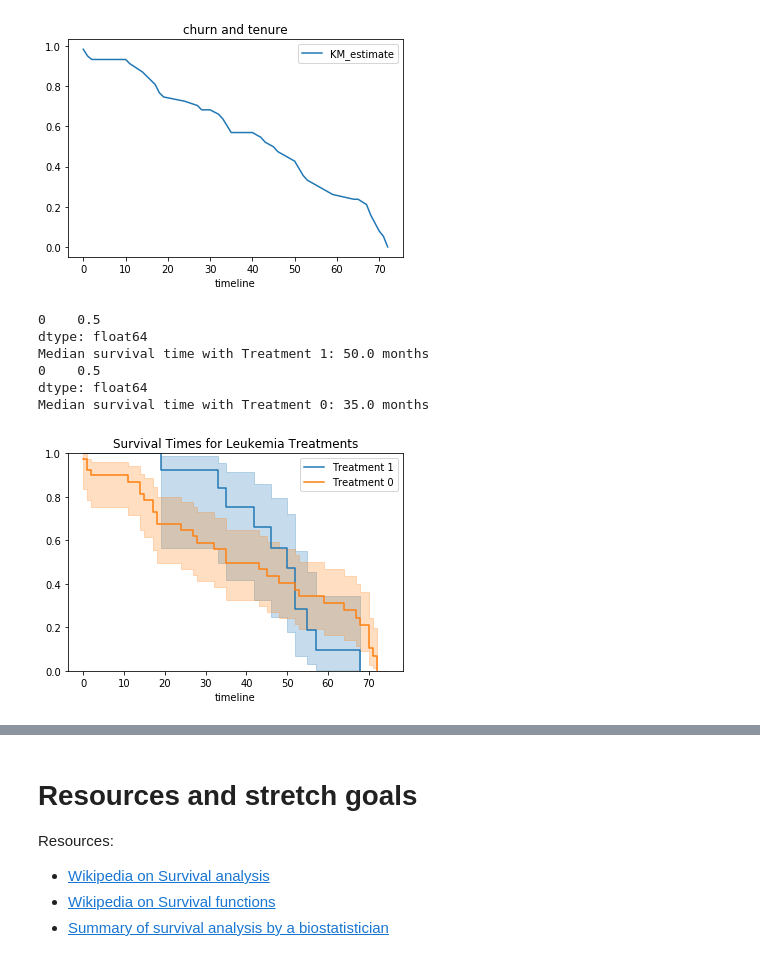
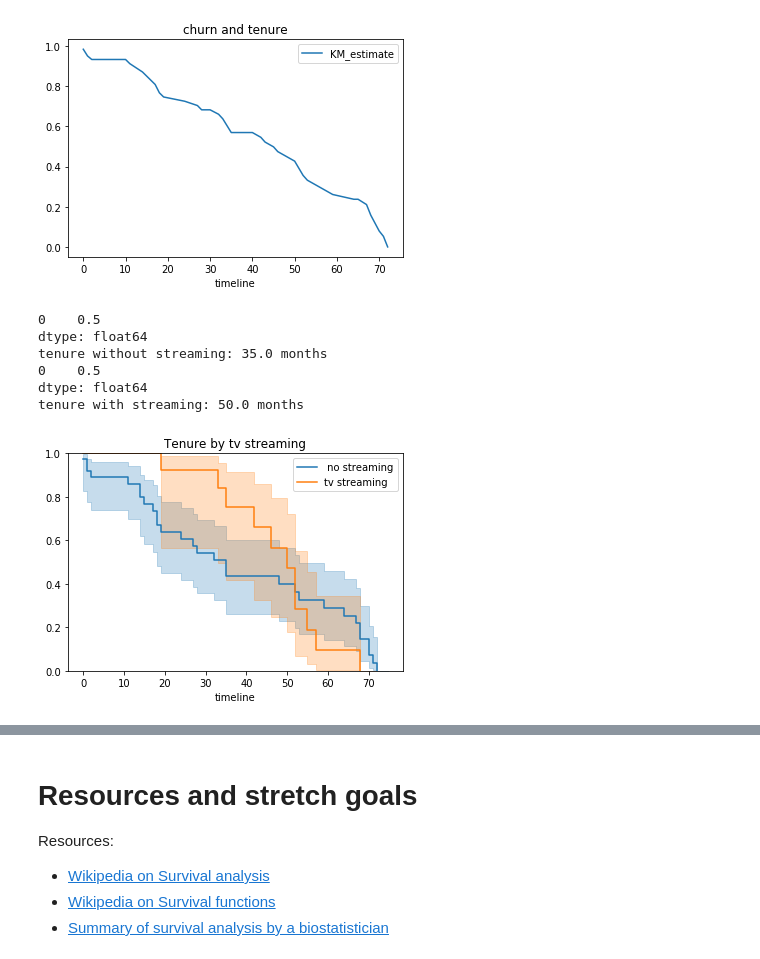
Before and after one commit to bloominstituteoftechnology/DS-Unit-2-Sprint-3-Advanced-Regression, a Jupyter notebook: Copy_of_LS_DS1_232_Survival_Analysis.ipynb, the cells around one changed output, grey strips where cells are left out. Cells and saved outputs as stored; diff of their text form; code cells hidden in the pictures.

```diff
--- a/Copy_of_LS_DS1_232_Survival_Analysis.ipynb
+++ b/Copy_of_LS_DS1_232_Survival_Analysis.ipynb
@@ -1094,22 +1094,24 @@ Median churn: 45.0 months of tenure
 # %%
 ax = plt.subplot(111)
 
-treatment = (samples["PaymentMethod"] == 1)
-kmf.fit(time[treatment], event_observed=event[treatment], label="Treatment 1")
+TV0 = (samples["StreamingTV"] == 0)
+TV1 = (samples["StreamingTV"] == 1)
+
+kmf.fit(time[TV0], event_observed=event[TV0], label=" no streaming")
 kmf.plot(ax=ax)
-print(f'Median survival time with Treatment 1: {kmf.median_} months')
+print(f'tenure without streaming: {kmf.median_} months')
 
-kmf.fit(time[~treatment], event_observed=event[~treatment], label="Treatment 0")
+kmf.fit(time[Method1], event_observed=event[Method1], label="tv streaming")
 kmf.plot(ax=ax)
-print(f'Median survival time with Treatment 0: {kmf.median_} months')
+print(f'tenure with streaming: {kmf.median_} months')
 
 plt.ylim(0, 1);
-plt.title("Survival Times for Leukemia Treatments");
+plt.title("Tenure by tv streaming");
 # %% [output]
 0    0.5
 dtype: float64
-Median survival time with Treatment 1: 50.0 months
+tenure without streaming: 35.0 months
 0    0.5
 dtype: float64
-Median survival time with Treatment 0: 35.0 months
+tenure with streaming: 50.0 months
-[figure, old version]
+[figure, new version]
```
Also changed, not shown: parts of 1 cell of this notebook.
